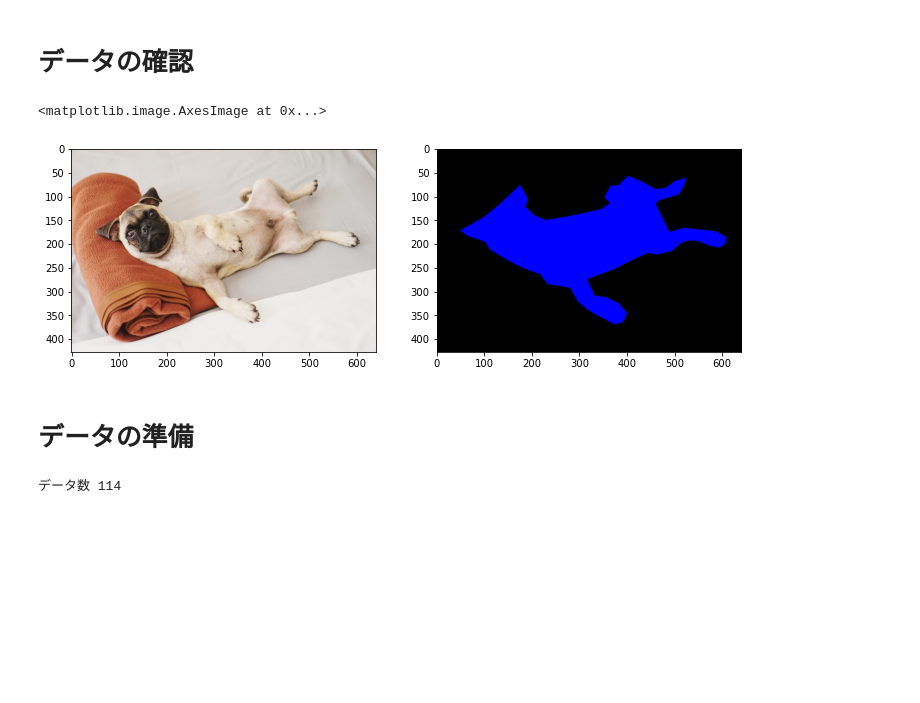
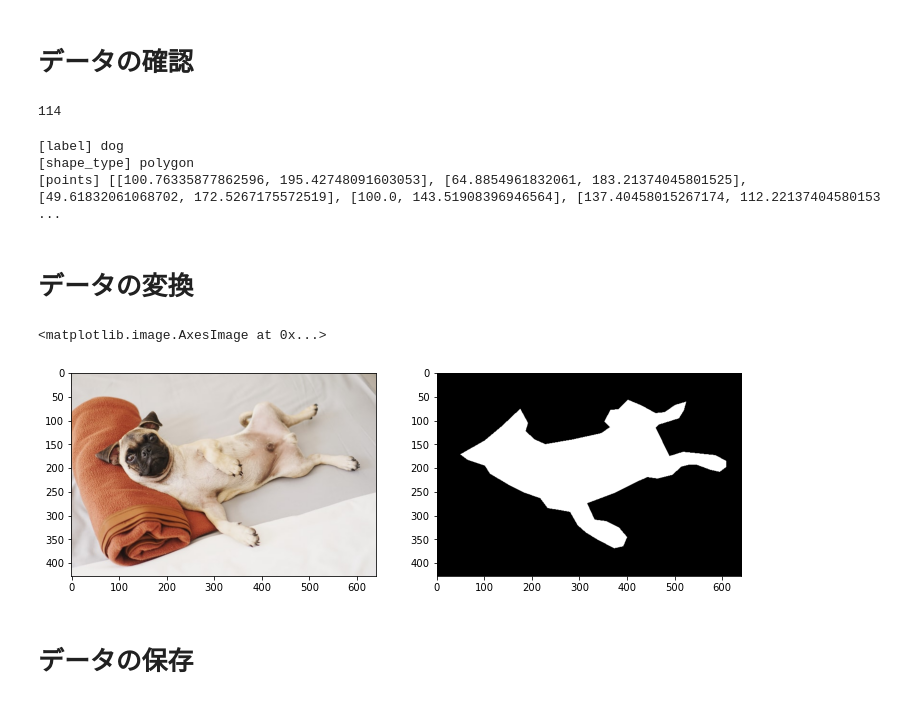
Before and after one commit to hituji1012/seg_test, a Jupyter notebook: prepare_data.ipynb, the cells around one changed output. Cells and saved outputs as stored; diff of their text form; code cells hidden in the pictures; blank space fills up the shorter version.

```diff
--- a/prepare_data.ipynb
+++ b/prepare_data.ipynb
@@ -14,9 +16,12 @@ IMAGE_SIZE = 256
 # %% [markdown]
 # データの確認
 # %%
-# データの読み込み
+# データのリスト
 json_list = glob.glob('seg_dogs/*.json')
 img_list = [f.replace('json', 'jpg') for f in json_list]
+print(len(json_list))
+# %% [output]
+114
 # %%
 no = 1
 
@@ -29,25 +34,35 @@ shape = data['shapes'][0]
 label = shape['label']
 points = shape['points']
 shape_type = shape['shape_type']
+print('[label]', label)
+print('[shape_type]', shape_type)
+print('[points]', points)
+# %% [output]
+[label] dog
+[shape_type] polygon
+[points] [[100.76335877862596, 195.42748091603053], [64.8854961832061, 183.21374045801525], [49.61832061068702, 172.5267175572519], [100.0, 143.51908396946564], [137.40458015267174, 112.22137404580153 ...
+# %% [markdown]
+# データの変換
 # %%
 # 画像読み込み
 img = cv2.imread(img_list[no])
 img = cv2.cvtColor(img, cv2.COLOR_BGR2RGB)
+
 # アノテーション部分
-mask = np.zeros(img.shape, dtype=np.uint8)
-mask = cv2.fillPoly(mask, np.int32([points]), color=(0, 0, 255))
+mask = np.zeros((img.shape[0], img.shape[1]), dtype=np.uint8)
+mask = cv2.fillPoly(mask, np.int32([points]), 1)
+
+# 横並びに表示
+fig = plt.figure(figsize=(12, 6))
+ax1 = fig.add_subplot(1, 2, 1)
+ax2 = fig.add_subplot(1, 2, 2)
+ax1.imshow(img)
+ax2.imshow(mask, cmap='gray')
+# %% [output]
+<matplotlib.image.AxesImage at 0x...>
+[figure, added]
-# %%
-# 横並び
-fig = plt.figure(figsize=(12, 6))
-ax1 = fig.add_subplot(1, 2, 1)
-ax2 = fig.add_subplot(1, 2, 2)
-ax1.imshow(img)
-ax2.imshow(mask)
-# %% [output]
-<matplotlib.image.AxesImage at 0x...>
-[figure, removed]
 # %% [markdown]
-# データの準備
+# データの保存
 # %%
 # フォルダ作成 trainとvalにデータを分けます
 train_dir = 'train'
@@ -60,9 +75,4 @@ if not os.path.exists(val_dir):
     os.mkdir(val_dir)
     os.mkdir(val_dir + '/images')
     os.mkdir(val_dir + '/masks')
-# %%
-# 114個のデータを用意したので 100 と 14 に分けます
-print('データ数', len(json_list))
-# %% [output]
-データ数 114
 # %%
```
Also changed, not shown: parts of 2 cells of this notebook.
